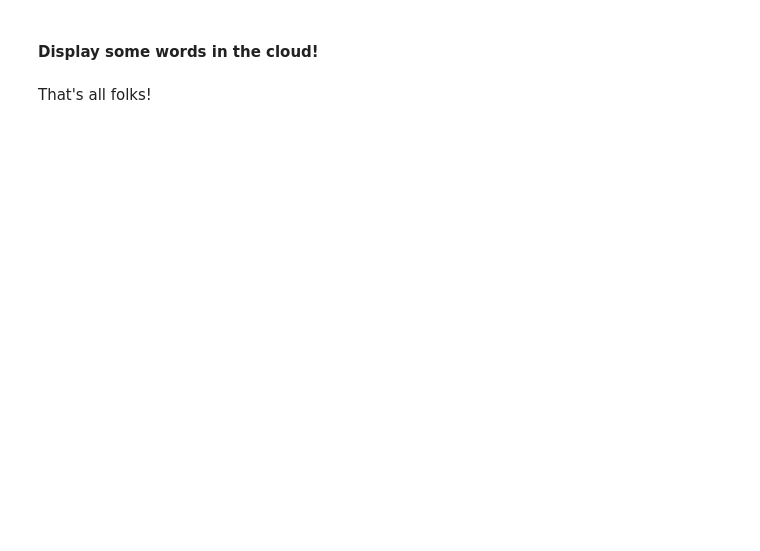
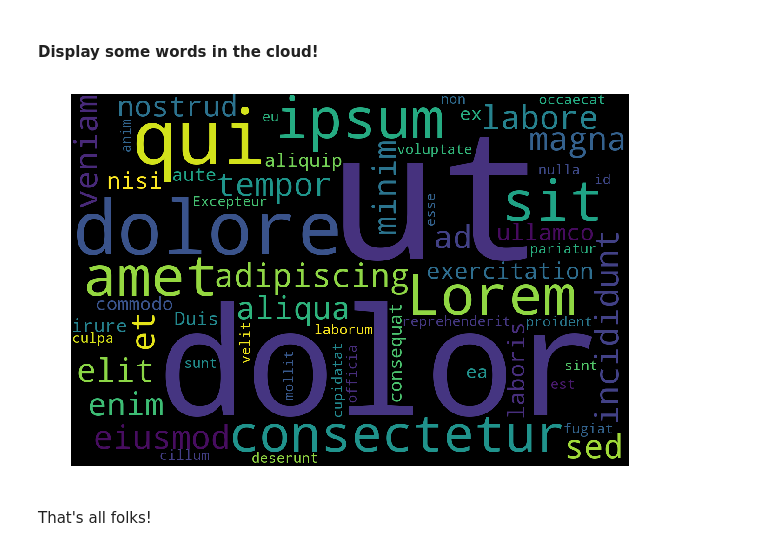
Before and after one commit to noleto/pyspark-jupyter, a Jupyter notebook: 00_welcome.ipynb, the cells around one changed output. Saved outputs shown, nothing was run; the diff lists cells and outputs as text; code cells hidden in the pictures; blank space fills up the shorter version.

```diff
--- a/00_welcome.ipynb
+++ b/00_welcome.ipynb
@@ -44,21 +79,15 @@ print ('\n'.join(rawData
 # %%
-%matplotlib notebook
-import matplotlib.pyplot as plt
-from wordcloud import WordCloud
-
 text = """Lorem ipsum dolor sit amet, consectetur adipiscing elit, sed do eiusmod tempor incididunt ut labore et dolore magna
         aliqua. Ut enim ad minim veniam, quis nostrud exercitation ullamco laboris nisi ut aliquip ex ea commodo consequat.
         Duis aute irure dolor in reprehenderit in voluptate velit esse cillum dolore eu fugiat nulla pariatur. Excepteur sint
         occaecat cupidatat non proident, sunt in culpa qui officia deserunt mollit anim id est laborum."""
 
-wc = WordCloud(font_path='/usr/share/fonts/truetype/crosextra/Carlito-Regular.ttf',
-                      background_color='black',
-                      margin=2,
-                      width=1200,
-                      height=800).generate(text)
-plt.figure()
+wc = WordCloud(background_color='black', margin=2, width=1200, height=800).generate(text)
+plt.figure(figsize=(10,120))
 img=plt.imshow(wc)
 plt.axis("off")
 plt.show()
+# %% [output]
+[figure, added]
 # %% [markdown]
 That's all folks!
```
Also changed, not shown: parts of 7 cells of this notebook, 4 other files.
